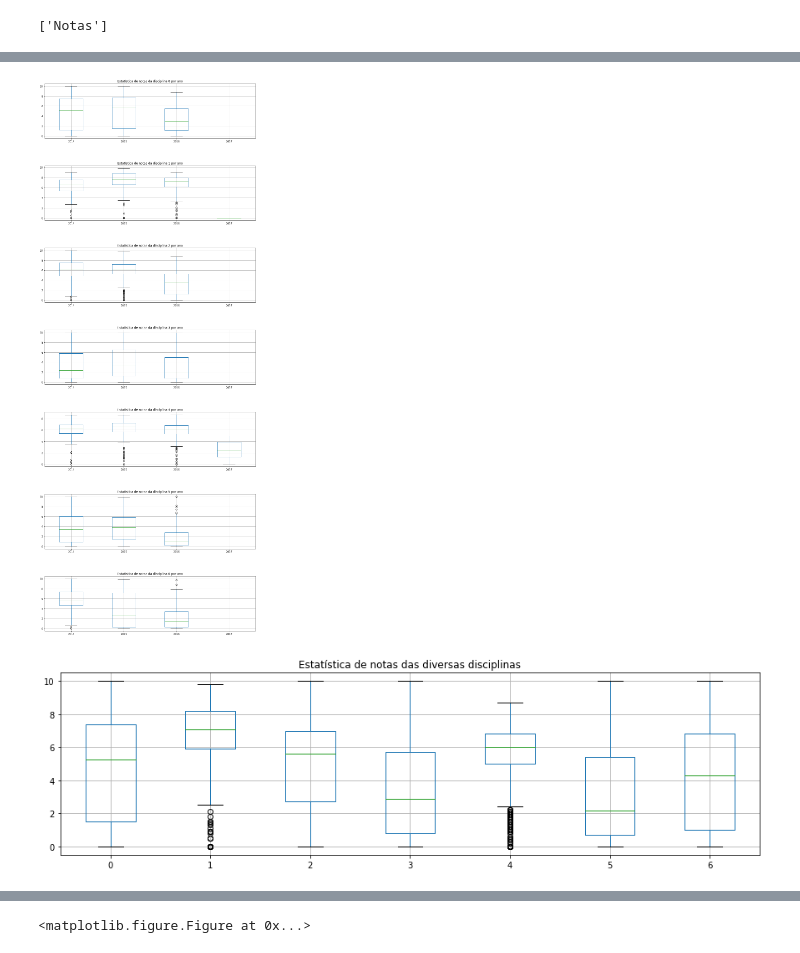
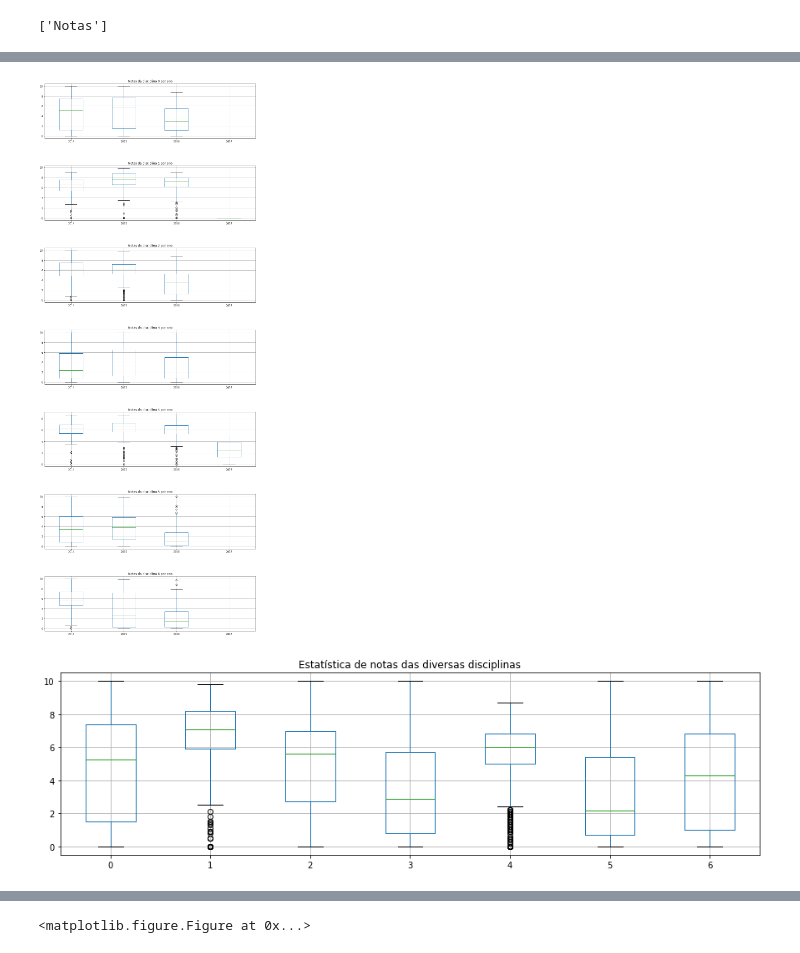
Before and after one commit to douglasboza/IMD0033_Probabilidade2017, a Jupyter notebook: p1/douglas_pinheiro_boza.ipynb, the cells around one changed output, grey strips where cells are left out. Saved outputs shown, nothing was run; the diff lists cells and outputs as text; code cells hidden in the pictures.

```diff
--- a/p1/douglas_pinheiro_boza.ipynb
+++ b/p1/douglas_pinheiro_boza.ipynb
@@ -80,38 +60,38 @@ plt.show()
 # %%
 #3
 
 #a
 list_ano = dados['ano_disciplina'].unique()
 list_disciplinas = dados['disciplina_ID'].unique()
-fig3a, axes3a = plt.subplots(nrows=7, ncols=1, figsize=(15,40))
+fig3a, axes3a = plt.subplots(nrows=len(list_disciplinas), ncols=1, figsize=(15,40))
+dados3a = pd.DataFrame()
 count1 = 0
 
-
 for disc in list_disciplinas:
-    dados3a = pd.DataFrame()
-    axes3a[count1].title.set_text('Estatística de notas da disciplina '+str(disc)+' por ano')
+    dados3a.drop(dados3a.index, inplace=True)
+    axes3a[count1].title.set_text('Notas da disciplina '+str(disc)+' por ano')
 
     for ano in list_ano:
-        dados3a[ano] =  pd.Series(dados.loc[(dados['disciplina_ID'] ==disc) & (dados['ano_disciplina'] ==ano)]['nota'].tolist())
+        dados3a[ano] = pd.Series(dados.loc[(dados['disciplina_ID']==disc) & (dados['ano_disciplina']==ano)]['nota'].tolist())
 
     dados3a.boxplot(ax=axes3a[count1])
     count1 = count1+1
 
 fig3a.subplots_adjust(hspace=.5)
 
 
 #b
 fig3b = plt.figure(figsize=(15,4))
 df = pd.DataFrame()
 
 for disc in list_disciplinas:
     df[disc]=pd.Series(dados.loc[dados['disciplina_ID'] == disc]['nota'].tolist())
 
 df.boxplot()
 plt.title('Estatística de notas das diversas disciplinas')
 plt.show()
 # %% [output]
-[figure, old version]
+[figure, new version]
 [figure]
 # %%
 #4
```
Also changed, not shown: parts of 5 cells of this notebook.
